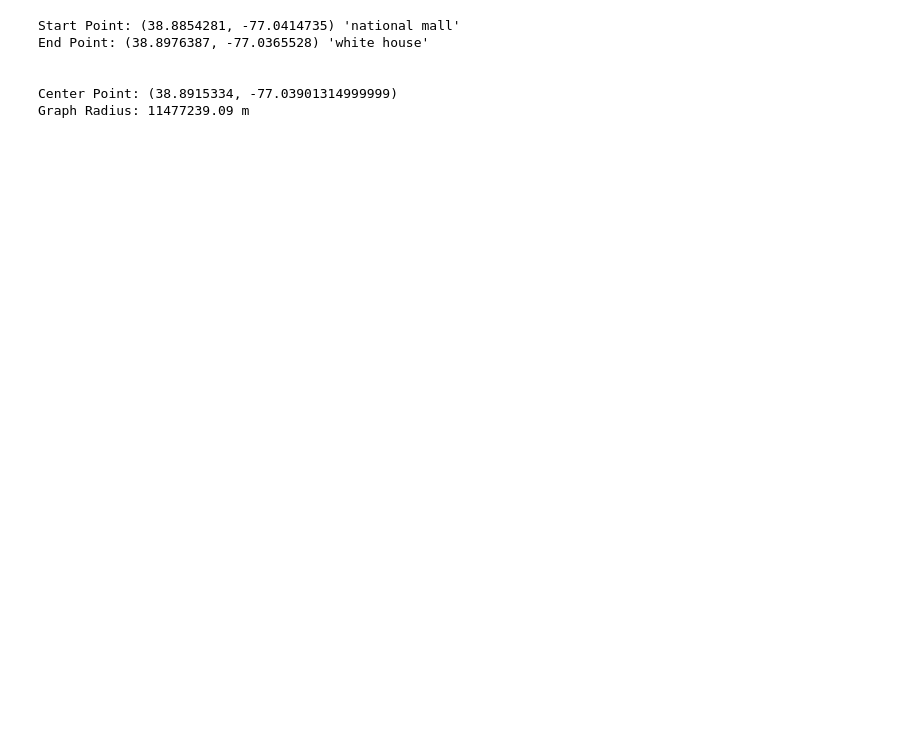
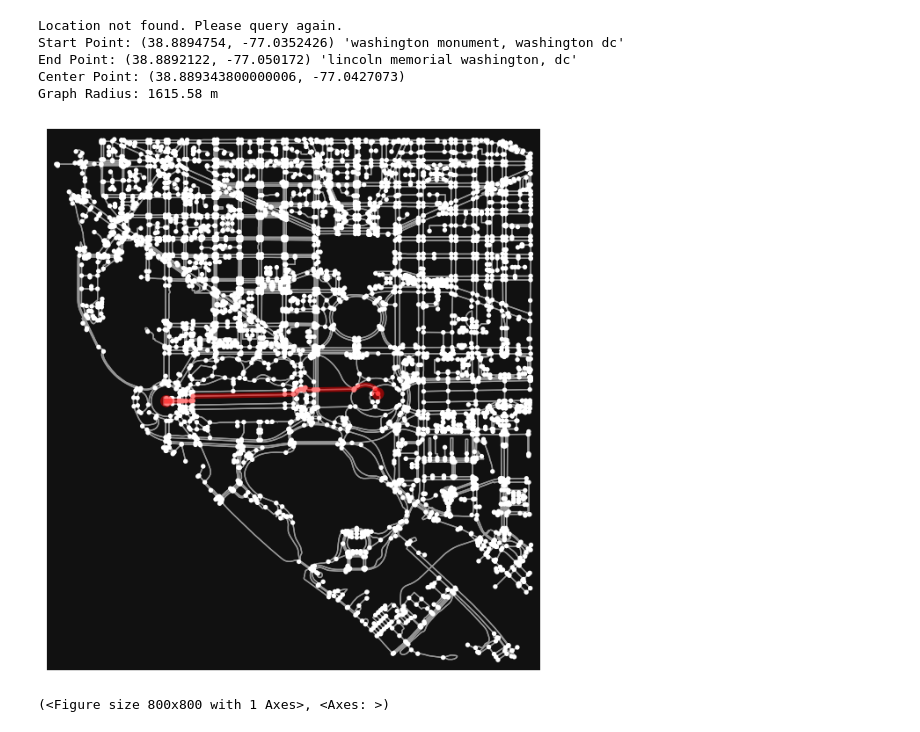
Before and after one commit to iansargent/DC-Metro-Crime, a Jupyter notebook: Scripts/Analysis/Flow Net/flownet.ipynb, the cells around one changed output. Cells and saved outputs as stored; diff of their text form; code cells hidden in the pictures; blank space fills up the shorter version.

Commit message:
tryna get the graphs to work

```diff
--- a/Scripts/Analysis/Flow Net/flownet.ipynb
+++ b/Scripts/Analysis/Flow Net/flownet.ipynb
@@ -77,14 +91,30 @@ else:
     nodes.to_file(os.path.join(output_dir, "nodes.shp"))
     edges.to_file(os.path.join(output_dir, "edges.shp"))
 # %%
-geo_center, geo_dist = center(loc_prompt())
+geo_center, geo_dist, start_lat, start_lon, end_lat, end_lon = center(loc_prompt())
 
-print(f"Center Point: {geo_center} ")
+print(f"Center Point: {geo_center}")
 print(f"Graph Radius: {geo_dist:.2f} m") # check units?
 # %% [output]
-Start Point: (38.8854281, -77.0414735) 'national mall'
-End Point: (38.8976387, -77.0365528) 'white house'
-
-
-Center Point: (38.8915334, -77.03901314999999)
-Graph Radius: 11477239.09 m
+Location not found. Please query again.
+Start Point: (38.8894754, -77.0352426) 'washington monument, washington dc'
+End Point: (38.8892122, -77.050172) 'lincoln memorial washington, dc'
+Center Point: (38.889343800000006, -77.0427073)
+Graph Radius: 1615.58 m
+# %%
+graph = ox.graph_from_point(geo_center, dist=geo_dist, network_type='walk') # runtime dep on geo_dist
+# %%
+origin_node = ox.distance.nearest_nodes(graph, start_lon, start_lat)
+destination_node = ox.distance.nearest_nodes(graph, end_lon, end_lat)
+# %%
+route = nx.shortest_path(graph, origin_node, destination_node, weight = 'length', method = 'dijkstra')
+route_length_meters = nx.shortest_path_length( graph,
+                                               origin_node,
+                                               destination_node,
+                                               weight = 'length',
+                                               method = 'dijkstra')
+# %%
+ox.plot_graph_route(graph, route)
+# %% [output]
+[figure, added]
+(<Figure size 800x800 with 1 Axes>, <Axes: >)
```
Also changed, not shown: parts of 3 cells of this notebook.
